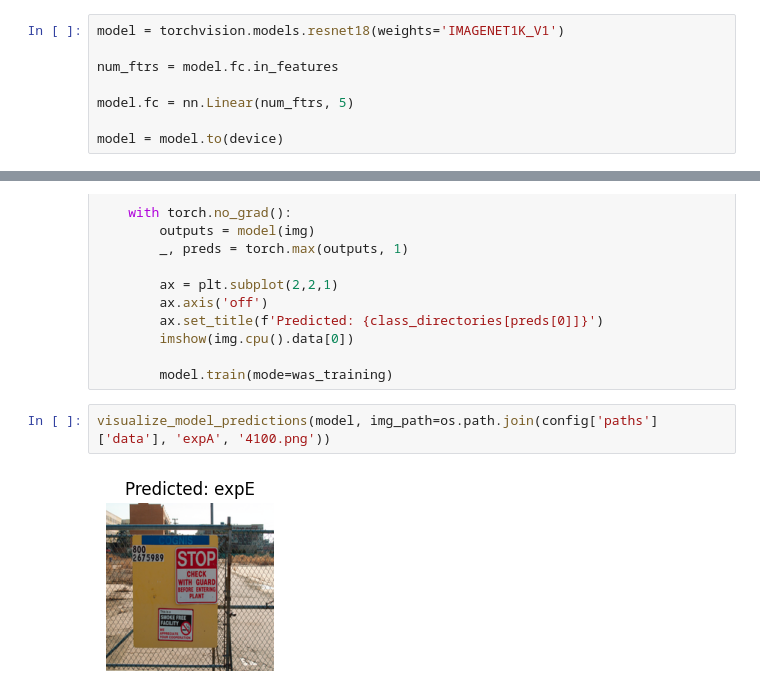
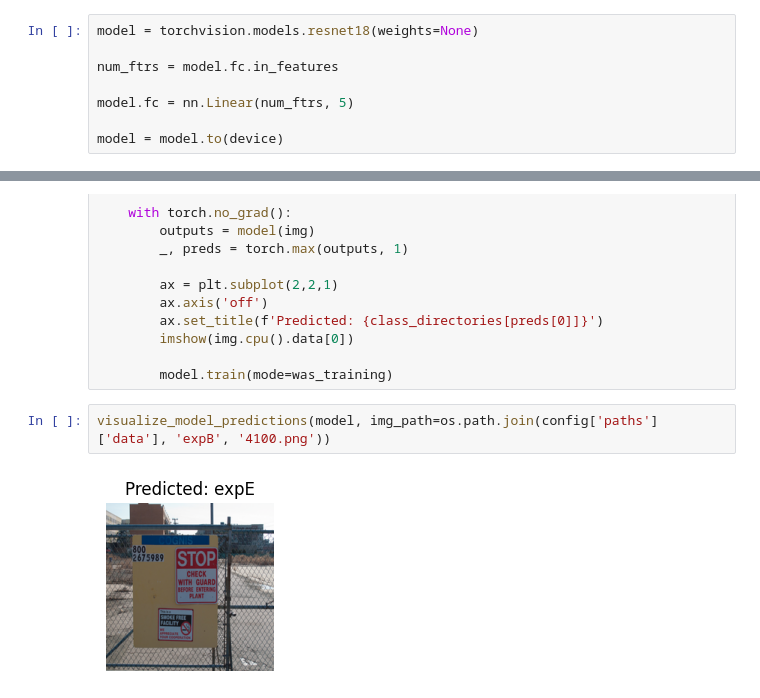
Before and after one commit to mohsin123321/thesis, a Jupyter notebook: pytorch/task 1/resnet18_scratch_eval.ipynb, the cells around one changed output, grey strips where cells are left out. Cells and saved outputs as stored; diff of their text form.

Commit message:
fix models

```diff
--- a/pytorch/task 1/resnet18_scratch_eval.ipynb
+++ b/pytorch/task 1/resnet18_scratch_eval.ipynb
@@ -104,7 +104,7 @@ print(checkpoint['accuracy'])
 # %% [output]
 tensor(0.4536, device='cuda:0', dtype=torch.float64)
 # %%
-model = torchvision.models.resnet18(weights='IMAGENET1K_V1')
+model = torchvision.models.resnet18(weights=None)
 
 num_ftrs = model.fc.in_features
 
@@ -255,6 +253,6 @@ def visualize_model_predictions(model,img_path):
 
         model.train(mode=was_training)
 # %%
-visualize_model_predictions(model, img_path=os.path.join(config['paths']['data'], 'expA', '4100.png'))
+visualize_model_predictions(model, img_path=os.path.join(config['paths']['data'], 'expB', '4100.png'))
 # %% [output]
-[figure, old version]
+[figure, new version]
```
Also changed, not shown: parts of 2 cells of this notebook, 2 other files.
